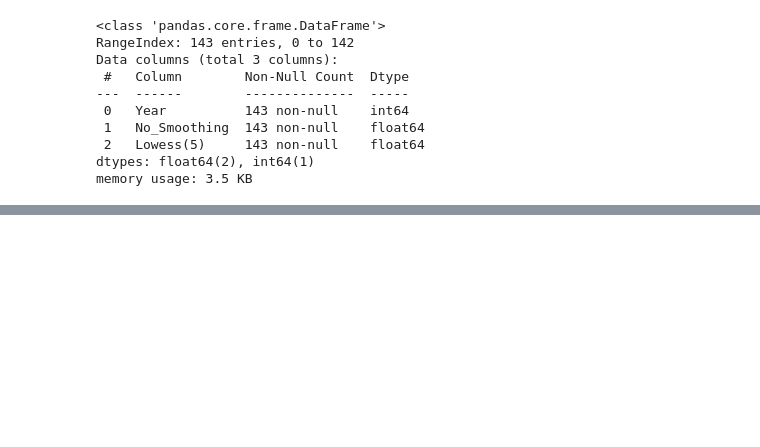
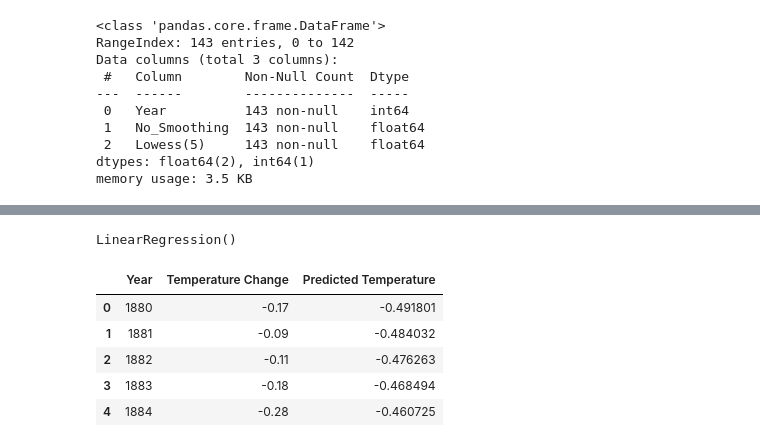
Before and after one commit to damian-robinson/multi-model-analysis, a Jupyter notebook: global_temperature.ipynb, the cells around one changed output, grey strips where cells are left out. Cells and saved outputs as stored; diff of their text form; code cells hidden in the pictures; blank space fills up the shorter version.

```diff
--- a/global_temperature.ipynb
+++ b/global_temperature.ipynb
@@ -67,0 +68,5 @@ plot.show()
+# %%
+# Fit the data into the model
+model.fit(X, y)
+# %% [output]
+LinearRegression()
@@ -67,0 +82,10 @@ plot.show()
+# %%
+# Display head of dataframe
+global_temperature_predicted.head()
+# %% [output]
+|  | Year | Temperature Change | Predicted Temperature |
+| 0 | 1880 | -0.17 | -0.491801 |
+| 1 | 1881 | -0.09 | -0.484032 |
+| 2 | 1882 | -0.11 | -0.476263 |
+| 3 | 1883 | -0.18 | -0.468494 |
+| 4 | 1884 | -0.28 | -0.460725 |
```
Also changed, not shown: parts of 17 cells of this notebook.
